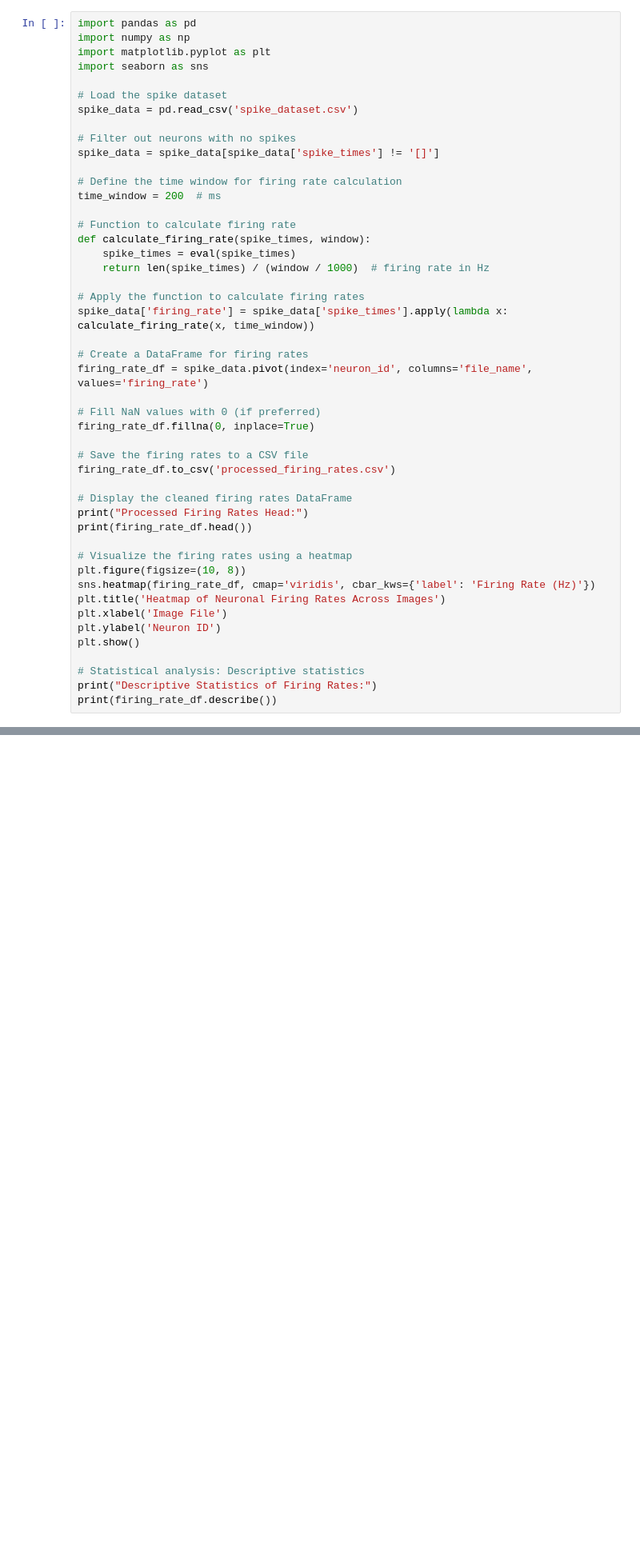
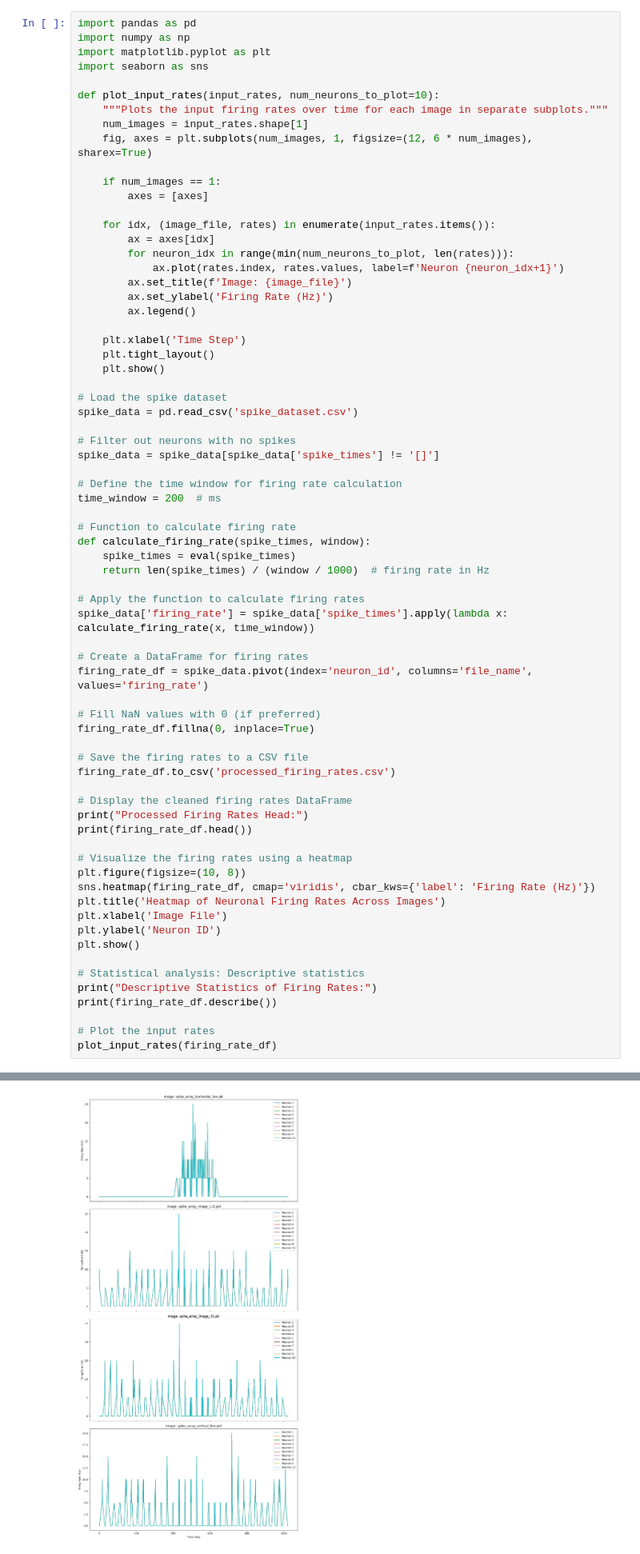
Before and after one commit to jearndt/NeuroNetV1, a Jupyter notebook: dataset_vizualization.ipynb, the cells around one changed output, grey strips where cells are left out. Shown at 80% size. Drawn from its saved outputs; the diff is of its cells as text; blank space fills up the shorter version.

```diff
--- a/dataset_vizualization.ipynb
+++ b/dataset_vizualization.ipynb
@@ -3,6 +3,26 @@ import pandas as pd
 import numpy as np
 import matplotlib.pyplot as plt
 import seaborn as sns
+
+def plot_input_rates(input_rates, num_neurons_to_plot=10):
+    """Plots the input firing rates over time for each image in separate subplots."""
+    num_images = input_rates.shape[1]
+    fig, axes = plt.subplots(num_images, 1, figsize=(12, 6 * num_images), sharex=True)
+
+    if num_images == 1:
+        axes = [axes]
+
+    for idx, (image_file, rates) in enumerate(input_rates.items()):
+        ax = axes[idx]
+        for neuron_idx in range(min(num_neurons_to_plot, len(rates))):
+            ax.plot(rates.index, rates.values, label=f'Neuron {neuron_idx+1}')
+        ax.set_title(f'Image: {image_file}')
+        ax.set_ylabel('Firing Rate (Hz)')
+        ax.legend()
+
+    plt.xlabel('Time Step')
+    plt.tight_layout()
+    plt.show()
 
 # Load the spike dataset
 spike_data = pd.read_csv('spike_dataset.csv')
@@ -45,6 +65,9 @@ plt.show()
 # Statistical analysis: Descriptive statistics
 print("Descriptive Statistics of Firing Rates:")
 print(firing_rate_df.describe())
+
+# Plot the input rates
+plot_input_rates(firing_rate_df)
 # %% [output]
 Processed Firing Rates Head:
 file_name  spike_array_horizontal_line.pkl  spike_array_image_135.pkl  \
@@ -56,30 +79,31 @@ neuron_id
 16                                     0.0                        0.0
 
 file_name  spike_array_image_45.pkl  spike_array_vertical_line.pkl
 neuron_id
 0                               0.0                            0.0
 1                               0.0                            0.0
 14                              0.0                            5.0
 15                              0.0                            5.0
 16                              0.0                           10.0
 [figure]
 Descriptive Statistics of Firing Rates:
 file_name  spike_array_horizontal_line.pkl  spike_array_image_135.pkl  \
 count                           411.000000                 411.000000
 mean                              1.873479                   2.153285
 std                               3.795832                   3.751209
 min                               0.000000                   0.000000
 25%                               0.000000                   0.000000
 50%                               0.000000                   0.000000
 75%                               0.000000                   5.000000
 max                              25.000000                  25.000000
 
 file_name  spike_array_image_45.pkl  spike_array_vertical_line.pkl
 count                    411.000000                     411.000000
 mean                       2.214112                       1.934307
 std                        3.756347                       3.539749
 min                        0.000000                       0.000000
 25%                        0.000000                       0.000000
 50%                        0.000000                       0.000000
 75%                        5.000000                       5.000000
 max                       25.000000                      20.000000
+[figure, added]
```
